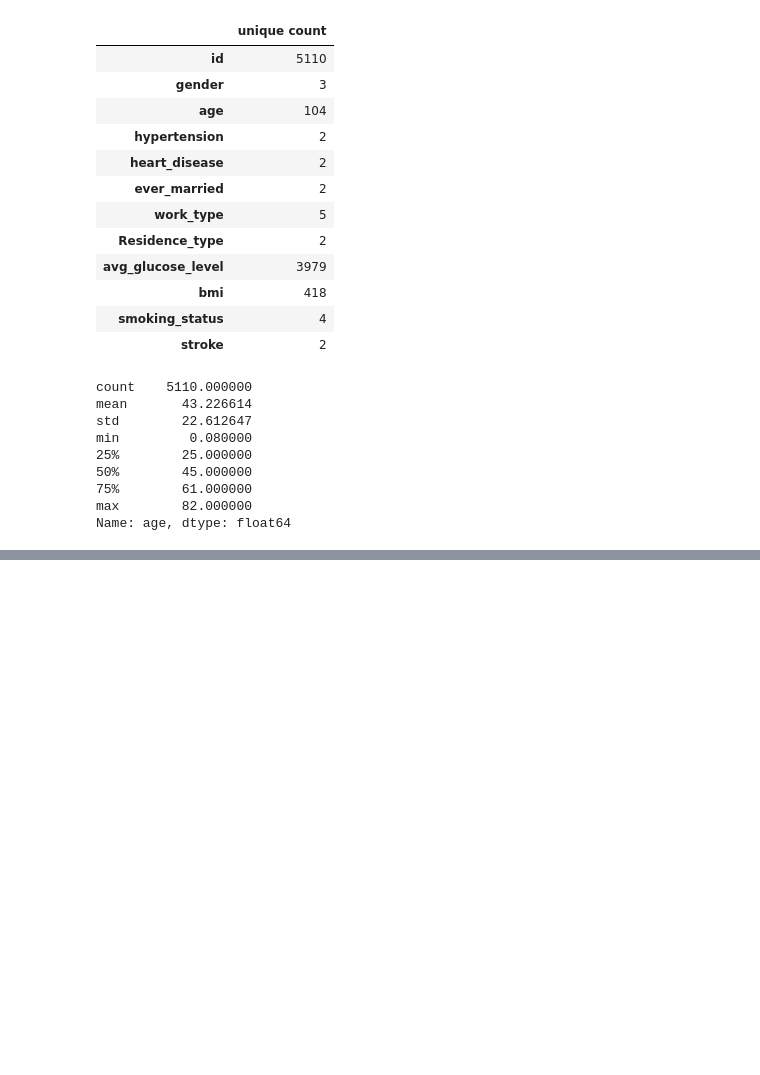
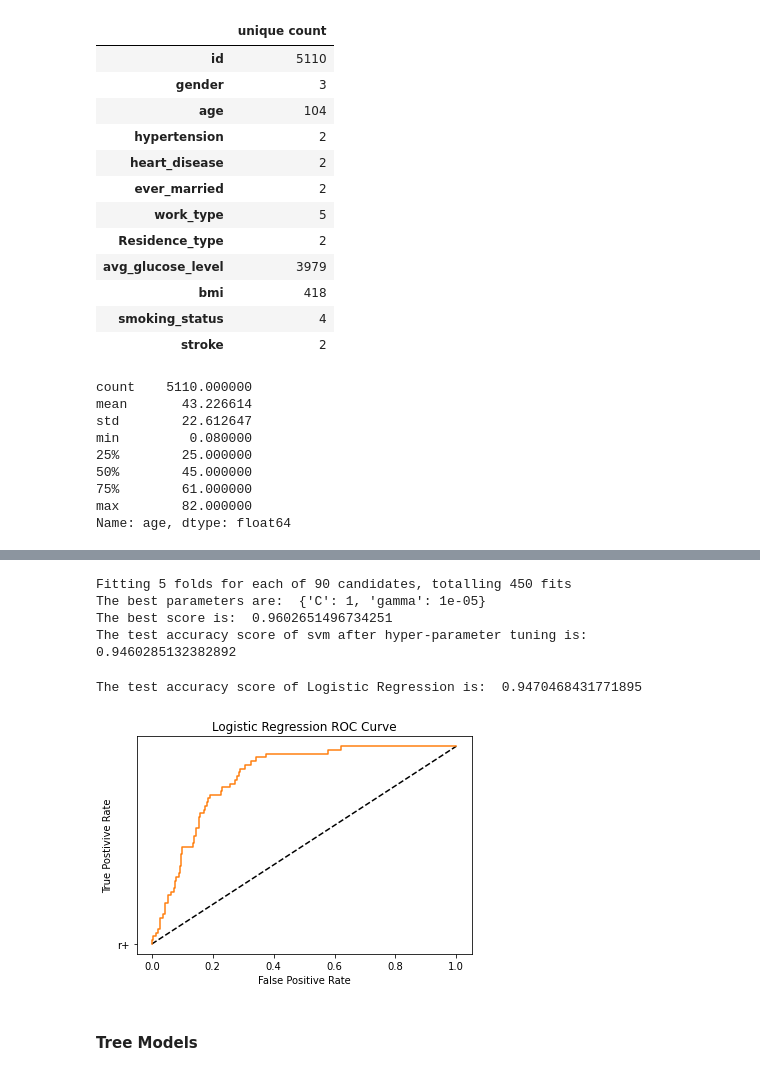
Before and after one commit to rstankovic/Heart-Attack-Analysis, a Jupyter notebook: Notebooks/Stroke Prediction.ipynb, the cells around one changed output, grey strips where cells are left out. Cells and saved outputs as stored; diff of their text form; code cells hidden in the pictures; blank space fills up the shorter version.

```diff
--- a/Notebooks/Stroke Prediction.ipynb
+++ b/Notebooks/Stroke Prediction.ipynb
@@ -454,0 +589,80 @@ Name: ever_married, dtype: int64
+# %%
+# HYPERPARAMETER TUNING OF SVC
+
+# Instantiating the object
+svm = SVC()
+
+# Setting a grid - not so extensive
+parameters = {'C':np.arange(1, 10, 1),
+             'gamma':[0.00001,
+                     0.00005,
+                     0.0001,
+                     0.0005,
+                     0.01,
+                     0.05,
+                     0.1,
+                     0.5,
+                     1,
+                     5]}
+
+# Instantiating the GridSearchCV object
+searcher = GridSearchCV(svm, parameters, verbose = 1)
+
+# Fitting the object
+searcher.fit(X_train, y_train)
+
+# The scores
+print('The best parameters are: ', searcher.best_params_)
+print('The best score is: ', searcher.best_score_)
+
+# Predicting the values
+y_pred = searcher.predict(X_test)
+
+# Printing the test accuracy
+print('The test accuracy score of svm after hyper-parameter tuning is: ',
+     accuracy_score(y_test, y_pred))
+# %% [output]
+Fitting 5 folds for each of 90 candidates, totalling 450 fits
+The best parameters are:  {'C': 1, 'gamma': 1e-05}
+The best score is:  0.9602651496734251
+The test accuracy score of svm after hyper-parameter tuning is:  0.9460285132382892
+# %%
+# LOGISTIC REGRESSION
+
+# Instantiating the object
+logreg = LogisticRegression()
+
+# Fitting the object
+logreg.fit(X_train, y_train)
+
+# Calculating the probabilities
+y_pred_proba = logreg.predict_proba(X_test)
+
+# Finding the predicted values
+y_pred = np.argmax(y_pred_proba, axis = 1)
+
+# Printing the test accuracy
+print('The test accuracy score of Logistic Regression is: ',
+     accuracy_score(y_test, y_pred))
+# %% [output]
+The test accuracy score of Logistic Regression is:  0.9470468431771895
+# %%
+# ROC CURVE
+
+# Calculating the probabilities
+y_pred_proba = logreg.predict_proba(X_test)[:, 1]
+
+# Instantiating the roc_curve
+fpr, tpr, threshold = roc_curve(y_test, y_pred_proba)
+
+# Plotting the curve
+plt.plot([0, 1], [0, 1], 'k--', 'r+')
+plt.plot(fpr, tpr, label = 'Logistic Regression')
+plt.xlabel('False Positive Rate')
+plt.ylabel('True Postivive Rate')
+plt.title('Logistic Regression ROC Curve')
+plt.show()
+# %% [output]
+[figure, added]
+# %% [markdown]
+#### Tree Models
```
Also changed, not shown: parts of 33 cells of this notebook, 1 other file.
